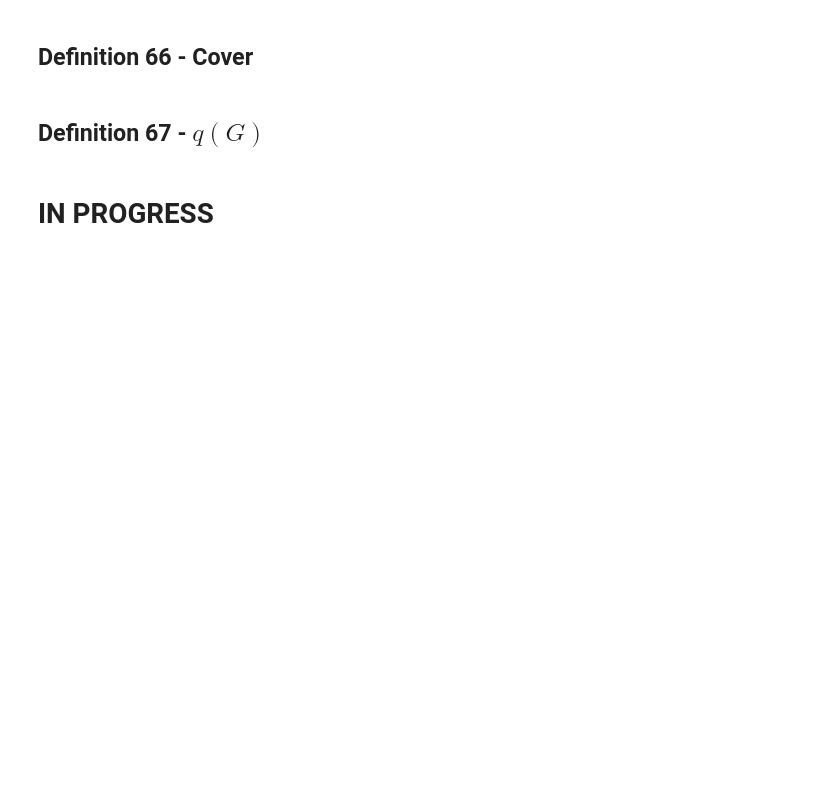
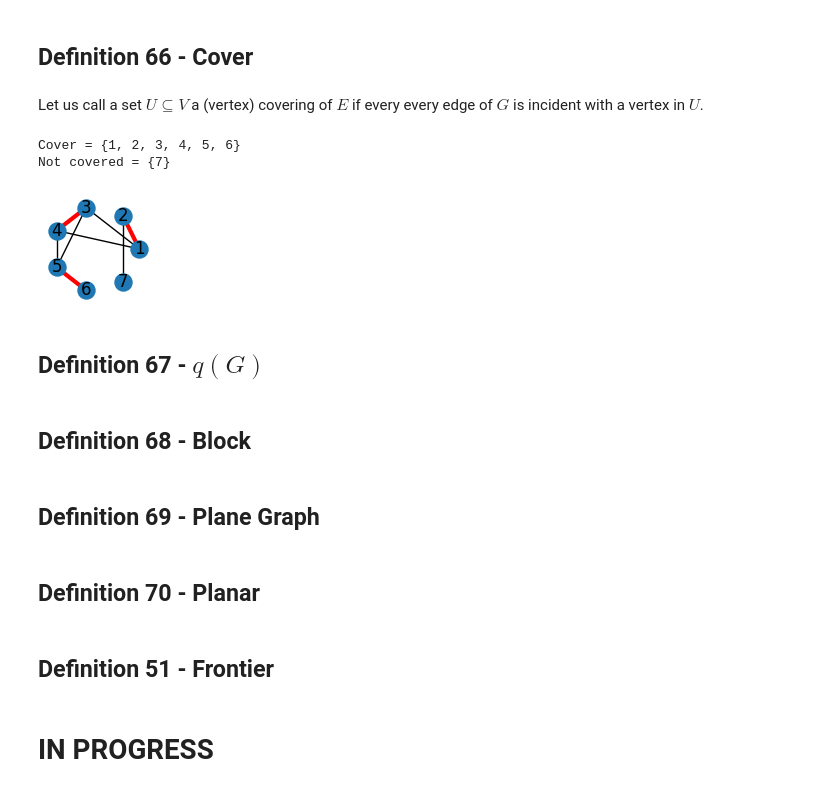
Before and after one commit to lipinski/graph-theory, a Jupyter notebook: definitions.ipynb, the cells around one changed output. Cells and saved outputs as stored; diff of their text form; code cells hidden in the pictures; blank space fills up the shorter version.

```diff
--- a/definitions.ipynb
+++ b/definitions.ipynb
@@ -1201,6 +1233,31 @@ nx.draw(H, pos=pos, node_size=150, with_labels=True)
 # %% [markdown]
 ## Definition 66 - Cover
+# %% [markdown]
+Let us call a set $U\subseteq V$ a (vertex) covering of $E$ if every every edge of $G$ is incident with a vertex in $U$.
+# %%
+H = G.copy()
+H.add_edge(2, 7)
+M = nx.maximal_matching(H)
+vertex_cover = nx.algorithms.approximation.min_weighted_vertex_cover(H)
+print(f'Cover = {vertex_cover}')
+print(f'Not covered = {H.nodes() - vertex_cover}')
+
+fig = plt.figure(figsize=figsize)
+nx.draw(H, pos=nx.circular_layout(H), node_size=150, with_labels=True)
+nx.draw_networkx_edges(H, pos=nx.circular_layout(H), edgelist=M, edge_color='red', width=3);
+# %% [output]
+Cover = {1, 2, 3, 4, 5, 6}
+Not covered = {7}
+[figure, added]
 # %% [markdown]
 ## Definition 67 - $q(G)$
+# %% [markdown]
+## Definition 68 - Block
+# %% [markdown]
+## Definition 69 - Plane Graph
+# %% [markdown]
+## Definition 70 - Planar
+# %% [markdown]
+## Definition 51 - Frontier
 # %% [markdown]
 # IN PROGRESS
```
Also changed, not shown: parts of 9 cells of this notebook.
